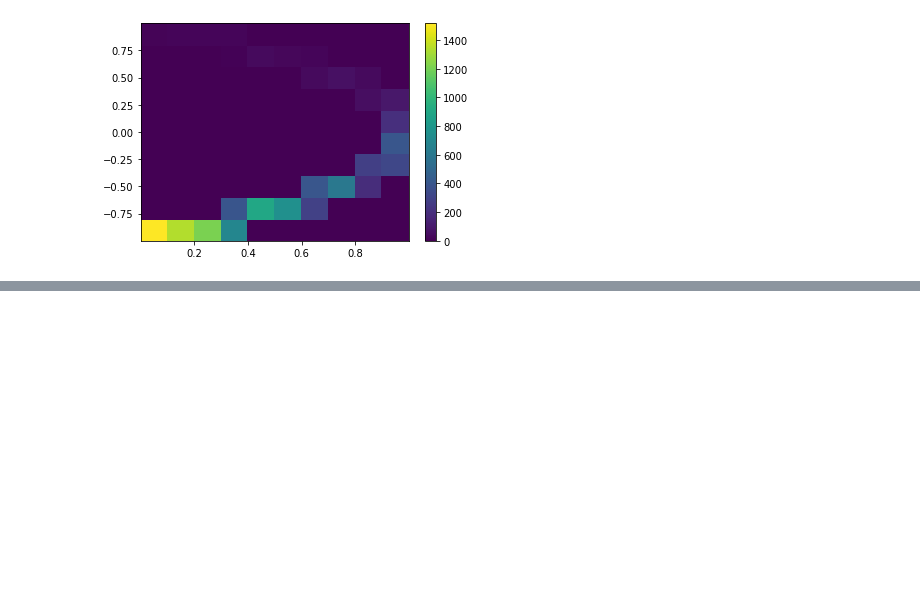
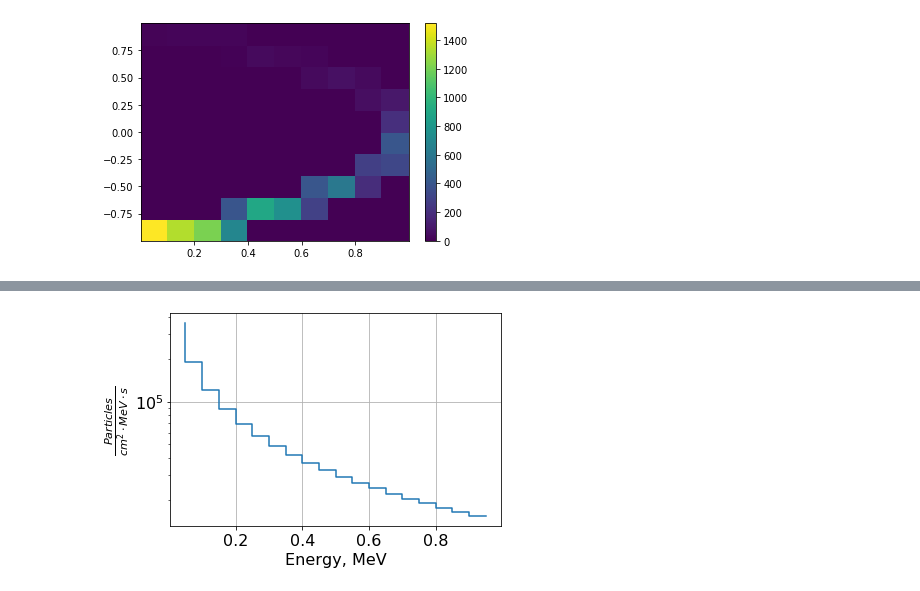
Before and after one commit to Zelenyy/phd-code, a Jupyter notebook: notebooks/17.Aragats_2020.06.03.ipynb, the cells around one changed output, grey strips where cells are left out. Cells and saved outputs as stored; diff of their text form; code cells hidden in the pictures; blank space fills up the shorter version.

```diff
--- a/notebooks/17.Aragats_2020.06.03.ipynb
+++ b/notebooks/17.Aragats_2020.06.03.ipynb
@@ -265,0 +336,4 @@ plt.colorbar()
+# %%
+plot(bins_1, th_glow, filename="gamma_low")
+# %% [output]
+[figure, added]
```
Also changed, not shown: parts of 17 cells of this notebook, 17 other files.
